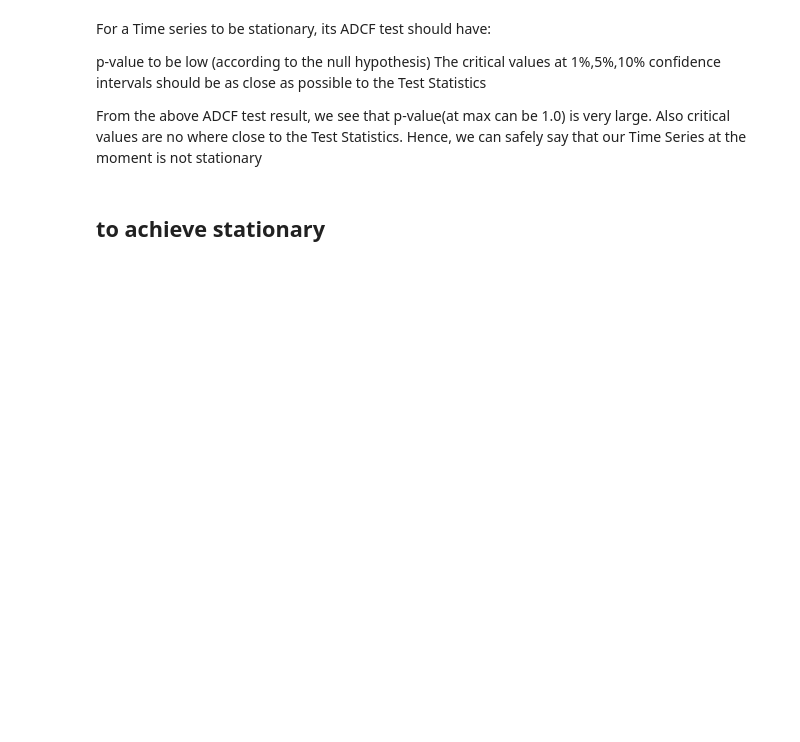
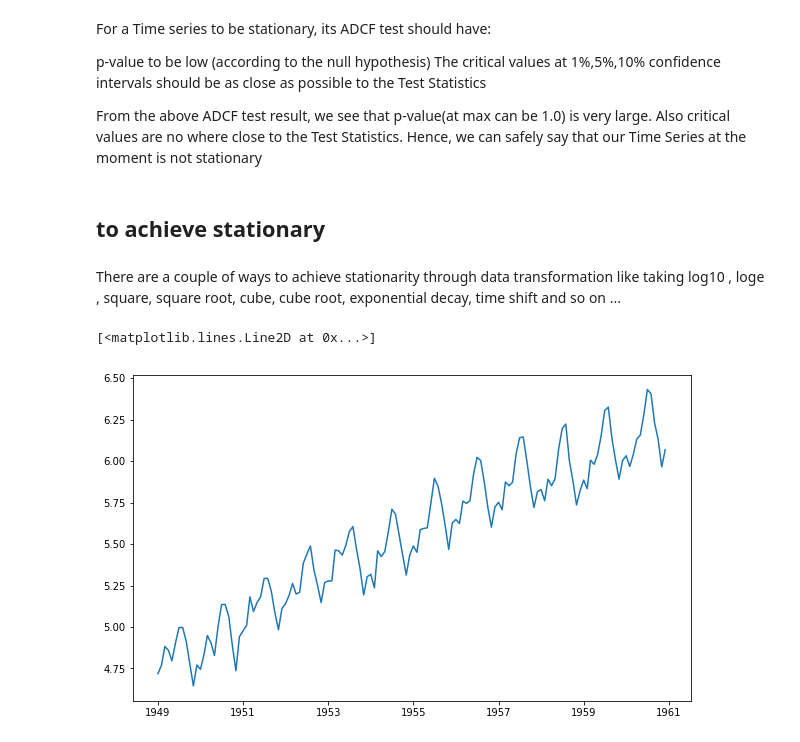
Before and after one commit to xiaopupeng/DSKaggle, a Jupyter notebook: TSBeginer.ipynb, the cells around one changed output. Cells and saved outputs as stored; diff of their text form; code cells hidden in the pictures; blank space fills up the shorter version.

```diff
--- a/TSBeginer.ipynb
+++ b/TSBeginer.ipynb
@@ -71,7 +72,10 @@ from statsmodels.tsa.arima_model import ARIMA
 from matplotlib.pylab import rcParams
 rcParams['figure.figsize'] = 10, 6
 # %%
-path = "C:/Users/xiaop/Dropbox/workspace/TSKaggle/AirPassengers.csv"
+# Windows Path
+# path = "C:/Users/xiaop/Dropbox/workspace/TSKaggle/AirPassengers.csv"
+# Ubuntu Path
+path = "/home/xiaopu/Dropbox/workspace/TSKaggle/AirPassengers.csv"
 data = pd.read_csv(path)
 # %%
 data.head()
@@ -188,3 +192,11 @@ The critical values at 1%,5%,10% confidence intervals should be as close as poss
 From the above ADCF test result, we see that p-value(at max can be 1.0) is very large. Also critical values are no where close to the Test Statistics. Hence, we can safely say that our Time Series at the moment is not stationary
 # %% [markdown]
 ## to achieve stationary
+# %% [markdown]
+There are a couple of ways to achieve stationarity through data transformation like taking  log10 , loge , square, square root, cube, cube root, exponential decay, time shift and so on ...
+# %%
+indexedData_logScale = np.log(indexedData)
+plt.plot(indexedData_logScale)
+# %% [output]
+[<matplotlib.lines.Line2D at 0x...>]
+[figure, added]
```
Also changed, not shown: parts of 37 cells of this notebook, 1 other file.
